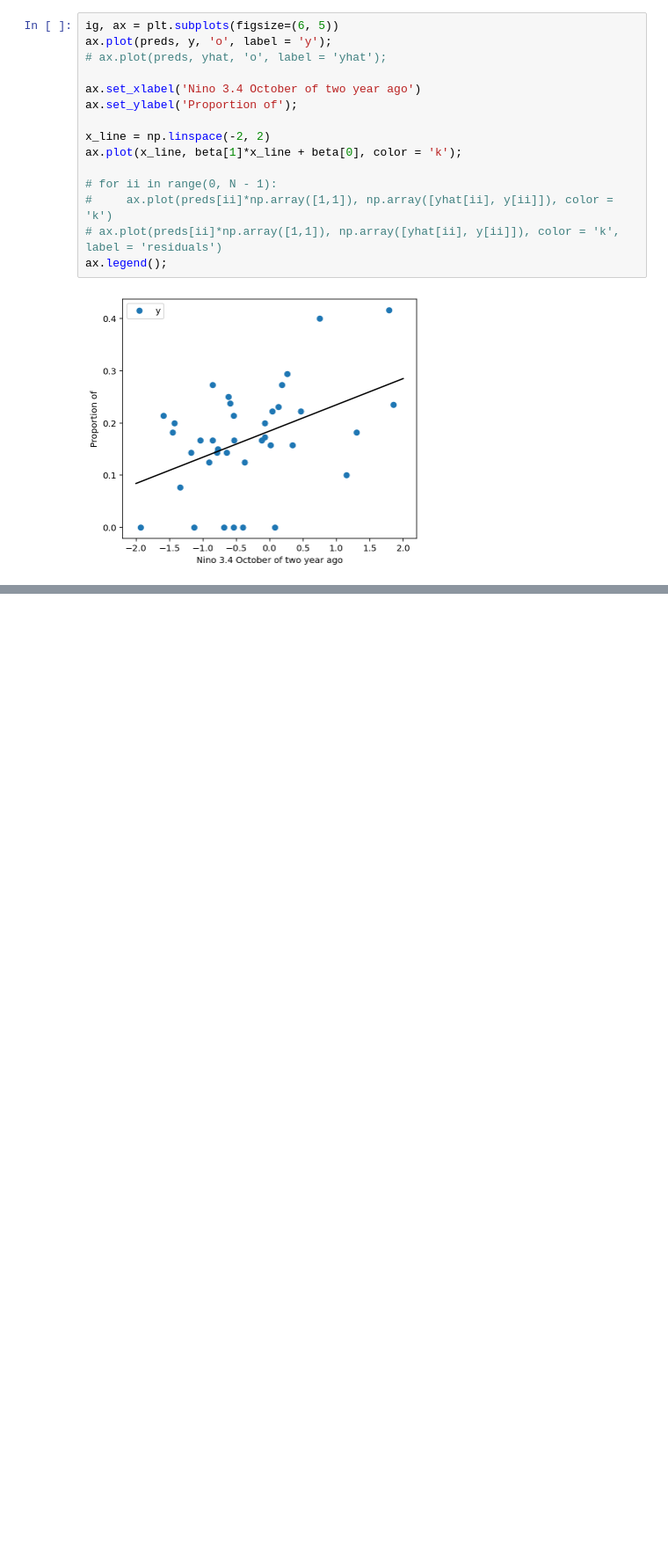
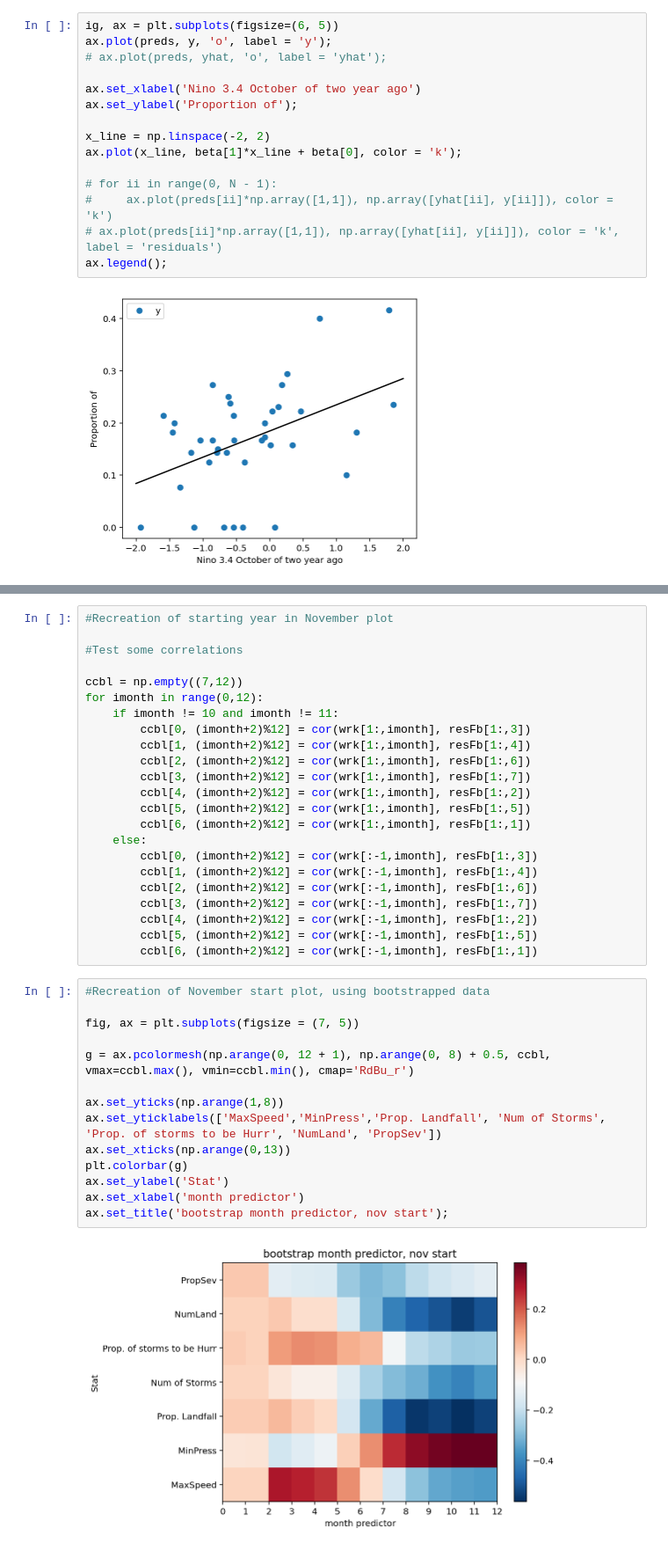
Before and after one commit to mdonahue263/apma4990-mad2311, a Jupyter notebook: workingWithData.ipynb, the cells around one changed output, grey strips where cells are left out. Shown at 88% size. Saved outputs shown, nothing was run; the diff lists cells and outputs as text; blank space fills up the shorter version.

```diff
--- a/workingWithData.ipynb
+++ b/workingWithData.ipynb
@@ -510,0 +645,39 @@ np.mean((ynorm-yhatnorm)**2)
+# %%
+#Recreation of starting year in November plot
+
+#Test some correlations
+
+ccbl = np.empty((7,12))
+for imonth in range(0,12):
+    if imonth != 10 and imonth != 11:
+        ccbl[0, (imonth+2)%12] = cor(wrk[1:,imonth], resFb[1:,3])
+        ccbl[1, (imonth+2)%12] = cor(wrk[1:,imonth], resFb[1:,4])
+        ccbl[2, (imonth+2)%12] = cor(wrk[1:,imonth], resFb[1:,6])
+        ccbl[3, (imonth+2)%12] = cor(wrk[1:,imonth], resFb[1:,7])
+        ccbl[4, (imonth+2)%12] = cor(wrk[1:,imonth], resFb[1:,2])
+        ccbl[5, (imonth+2)%12] = cor(wrk[1:,imonth], resFb[1:,5])
+        ccbl[6, (imonth+2)%12] = cor(wrk[1:,imonth], resFb[1:,1])
+    else:
+        ccbl[0, (imonth+2)%12] = cor(wrk[:-1,imonth], resFb[1:,3])
+        ccbl[1, (imonth+2)%12] = cor(wrk[:-1,imonth], resFb[1:,4])
+        ccbl[2, (imonth+2)%12] = cor(wrk[:-1,imonth], resFb[1:,6])
+        ccbl[3, (imonth+2)%12] = cor(wrk[:-1,imonth], resFb[1:,7])
+        ccbl[4, (imonth+2)%12] = cor(wrk[:-1,imonth], resFb[1:,2])
+        ccbl[5, (imonth+2)%12] = cor(wrk[:-1,imonth], resFb[1:,5])
+        ccbl[6, (imonth+2)%12] = cor(wrk[:-1,imonth], resFb[1:,1])
+# %%
+#Recreation of November start plot, using bootstrapped data
+
+fig, ax = plt.subplots(figsize = (7, 5))
+
+g = ax.pcolormesh(np.arange(0, 12 + 1), np.arange(0, 8) + 0.5, ccbl, vmax=ccbl.max(), vmin=ccbl.min(), cmap='RdBu_r')
+
+ax.set_yticks(np.arange(1,8))
+ax.set_yticklabels(['MaxSpeed','MinPress','Prop. Landfall', 'Num of Storms', 'Prop. of storms to be Hurr', 'NumLand', 'PropSev'])
+ax.set_xticks(np.arange(0,13))
+plt.colorbar(g)
+ax.set_ylabel('Stat')
+ax.set_xlabel('month predictor')
+ax.set_title('bootstrap month predictor, nov start');
+# %% [output]
+[figure, added]
```
Also changed, not shown: parts of 48 cells of this notebook.
